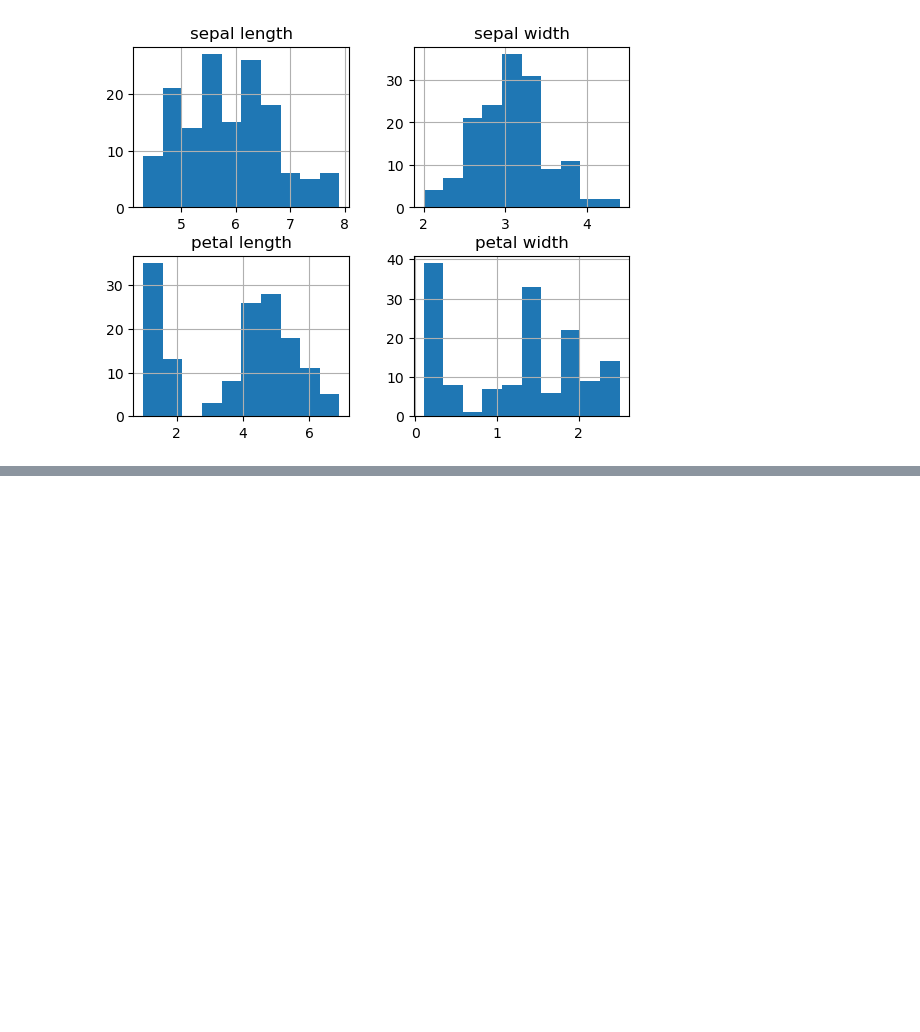
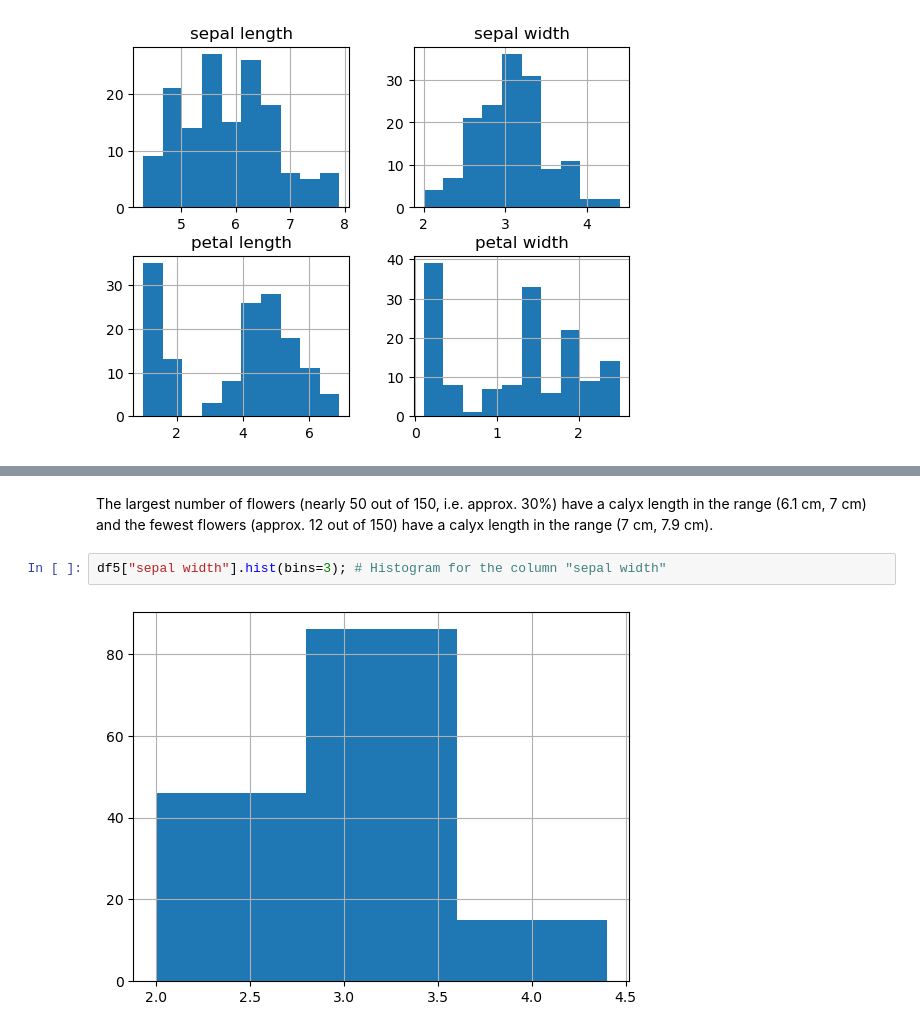
Before and after one commit to Glogover/pands-project, a Jupyter notebook: analysis.ipynb, the cells around one changed output, grey strips where cells are left out. Saved outputs shown, nothing was run; the diff lists cells and outputs as text; blank space fills up the shorter version.

```diff
--- a/analysis.ipynb
+++ b/analysis.ipynb
@@ -306,0 +311,6 @@ df5.hist(); # Histograms for the data without duplicates
+# %% [markdown]
+The largest number of flowers (nearly 50 out of 150, i.e. approx. 30%) have a calyx length in the range (6.1 cm, 7 cm) and the fewest flowers (approx. 12 out of 150) have a calyx length in the range (7 cm, 7.9 cm).
+# %%
+df5["sepal width"].hist(bins=3); # Histogram for the column "sepal width"
+# %% [output]
+[figure, added]
```
Also changed, not shown: parts of 7 cells of this notebook, 1 other file.
